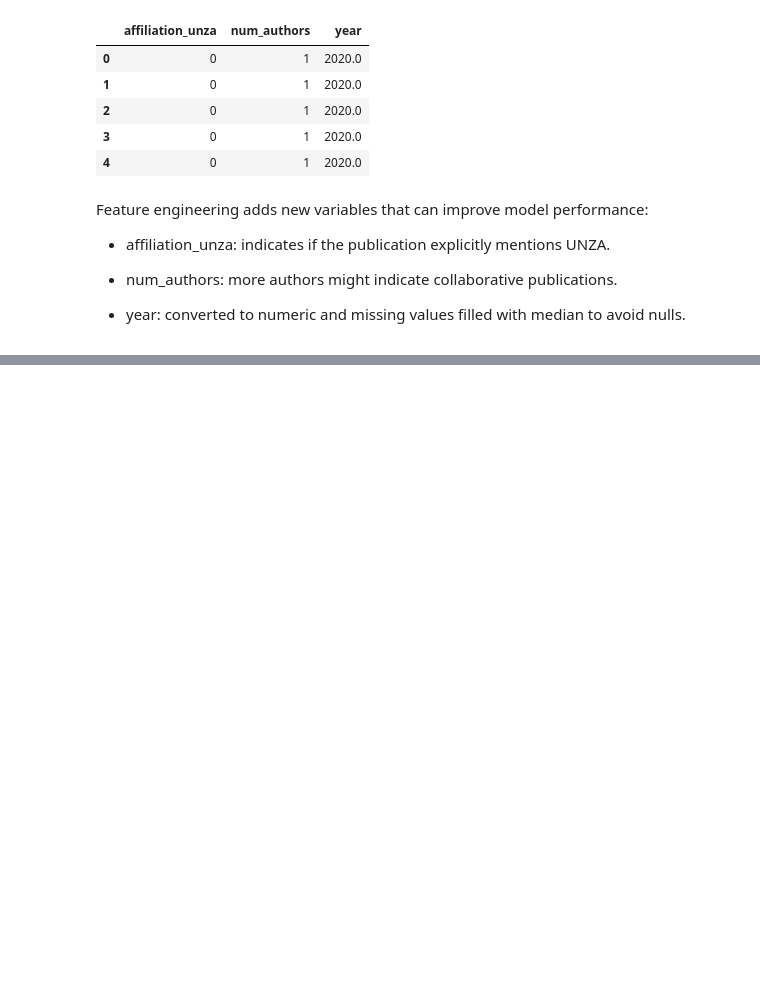
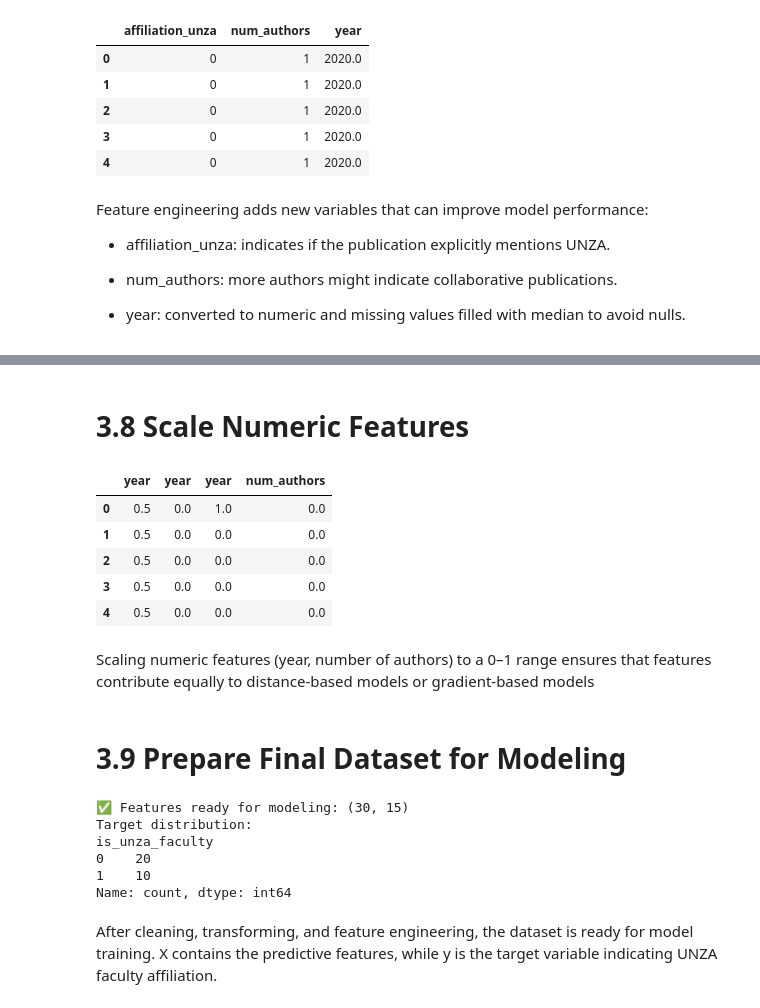
Before and after one commit to isaac-chisaleCS/code-unza25-csc4792-project_team_12-repository, a Jupyter notebook: Copy_of_code_unza25_csc4792_project_team_12_notebook.ipynb, the cells around one changed output, grey strips where cells are left out. Drawn from its saved outputs; the diff is of its cells as text; code cells hidden in the pictures; blank space fills up the shorter version.

```diff
--- a/Copy_of_code_unza25_csc4792_project_team_12_notebook.ipynb
+++ b/Copy_of_code_unza25_csc4792_project_team_12_notebook.ipynb
@@ -804,0 +868,41 @@ Feature engineering adds new variables that can improve model performance:
+# %% [markdown]
+
+# 3.8 Scale Numeric Features
+# %%
+from sklearn.preprocessing import MinMaxScaler
+
+scaler = MinMaxScaler()
+numeric_cols = ['year', 'num_authors']
+
+df[numeric_cols] = scaler.fit_transform(df[numeric_cols])
+
+df[numeric_cols].head()
+# %% [output]
+|  | year | year | year | num_authors |
+| 0 | 0.5 | 0.0 | 1.0 | 0.0 |
+| 1 | 0.5 | 0.0 | 0.0 | 0.0 |
+| 2 | 0.5 | 0.0 | 0.0 | 0.0 |
+| 3 | 0.5 | 0.0 | 0.0 | 0.0 |
+| 4 | 0.5 | 0.0 | 0.0 | 0.0 |
+# %% [markdown]
+Scaling numeric features (year, number of authors) to a 0–1 range ensures that features contribute equally to distance-based models or gradient-based models
+# %% [markdown]
+# 3.9 Prepare Final Dataset for Modeling
+# %%
+# Select features for modeling
+feature_cols = ['affiliation_unza', 'num_authors', 'year'] + list(venue_encoded_df.columns)
+X = df[feature_cols]
+y = df['is_unza_faculty']
+
+print(f"✅ Features ready for modeling: {X.shape}")
+print(f"Target distribution:\n{y.value_counts()}")
+# %% [output]
+✅ Features ready for modeling: (30, 15)
+Target distribution:
+is_unza_faculty
+0    20
+1    10
+Name: count, dtype: int64
+# %% [markdown]
+After cleaning, transforming, and feature engineering, the dataset is ready for model training.
+X contains the predictive features, while y is the target variable indicating UNZA faculty affiliation.
```
Also changed, not shown: parts of 7 cells of this notebook.
